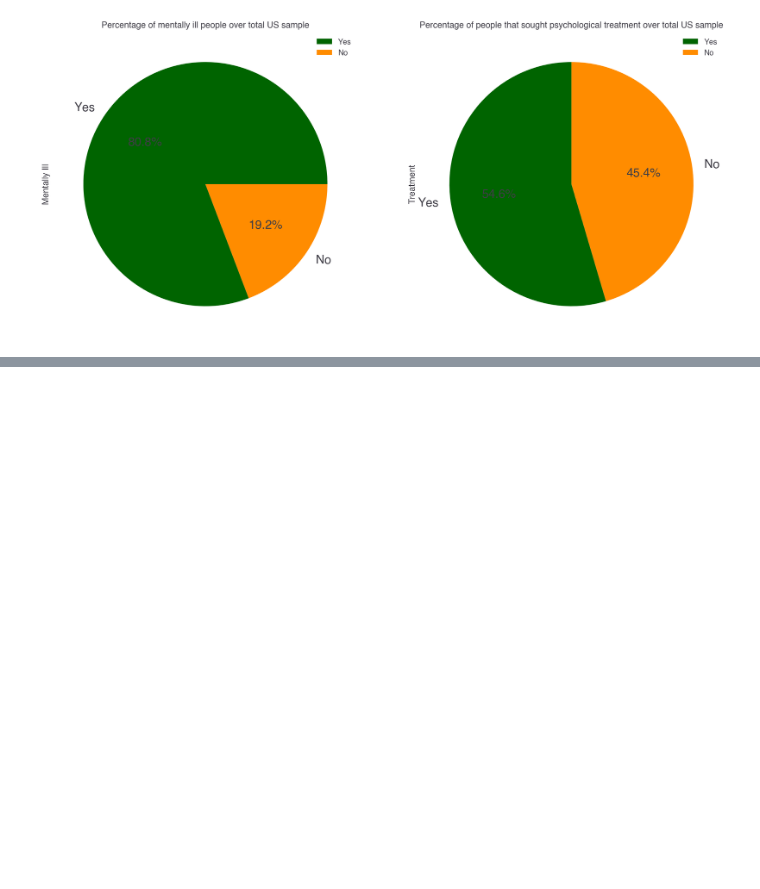
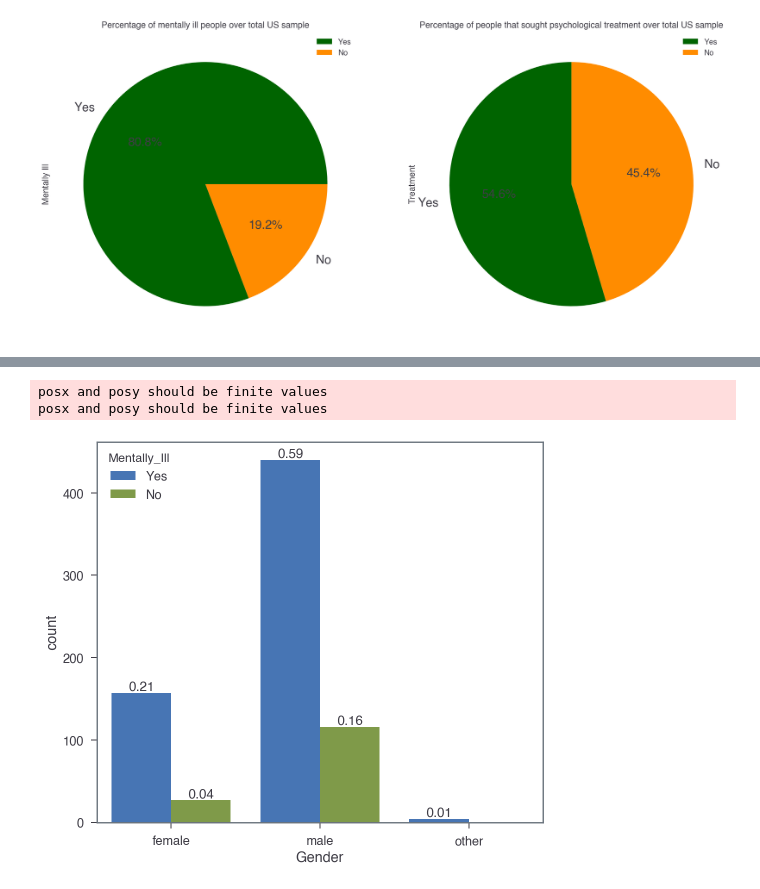
Before and after one commit to chriszapp/data-squad-32_EDA, a Jupyter notebook: Mental Health in Tech Survey.ipynb, the cells around one changed output, grey strips where cells are left out. Cells and saved outputs as stored; diff of their text form; code cells hidden in the pictures; blank space fills up the shorter version.

```diff
--- a/Mental Health in Tech Survey.ipynb
+++ b/Mental Health in Tech Survey.ipynb
@@ -365,0 +414,14 @@ ds_usa.describe().round(3)
+# %%
+# TESTING TO GET PERCENTAGES ON THIS PLOT. NO TIME TO CHECK IF IT'S CORRECT AND CHANGE TO ACTUAL %
+ax = sns.countplot(x = "Gender", hue = "Mentally_Ill", data = ds_usa)
+total = float(len(ds_usa))
+for p in ax.patches:
+    height = p.get_height()
+    ax.text(p.get_x() + p.get_width()/2.,
+            height + 3,
+            '{:1.2f}'.format(height/total),
+            ha = "center")
+# %% [output]
+posx and posy should be finite values
+posx and posy should be finite values
+[figure, added]
```
Also changed, not shown: parts of 15 cells of this notebook, 4 other files.
